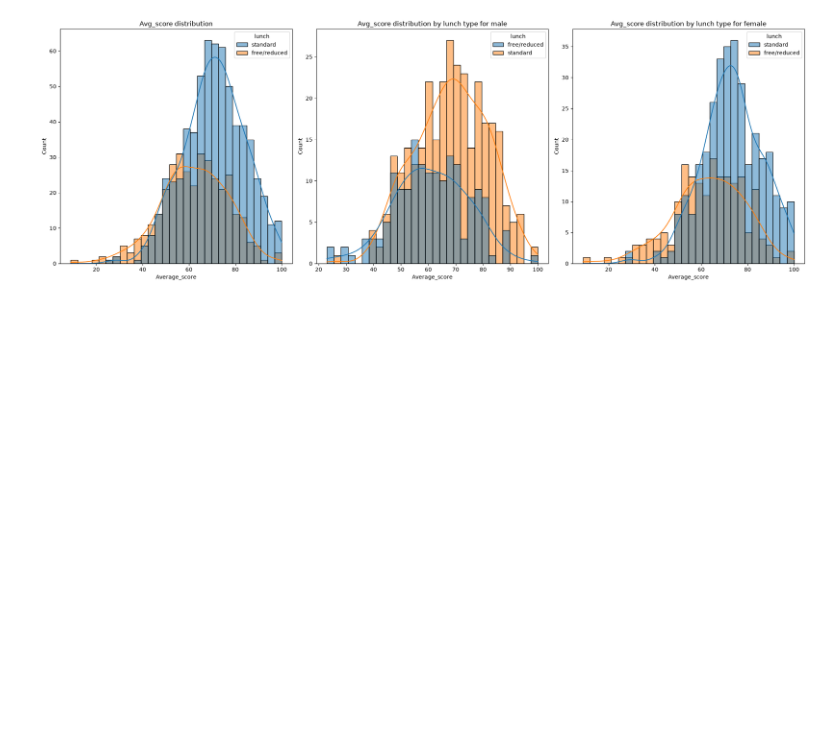
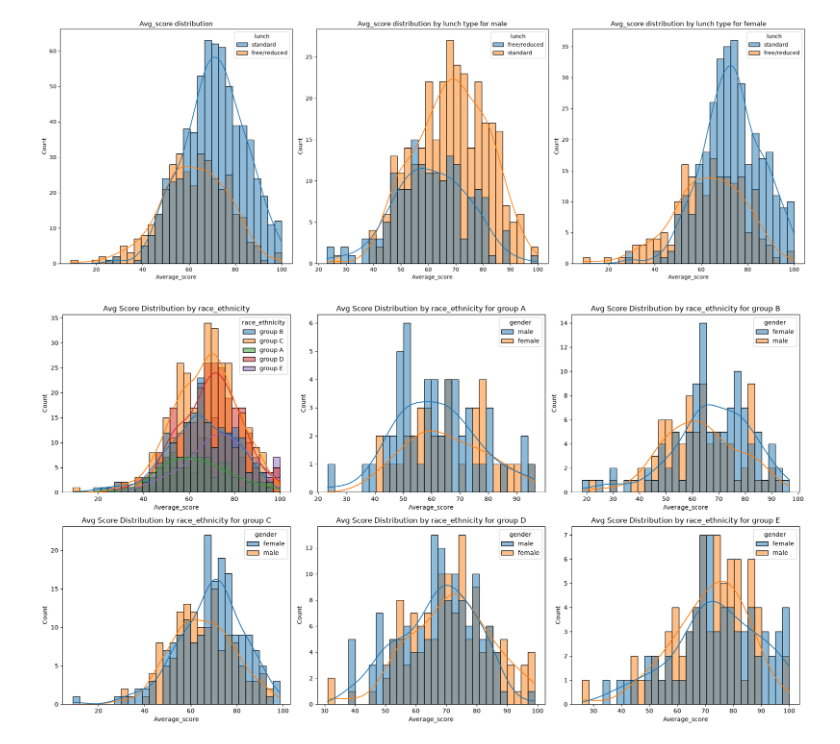
Before and after one commit to Adarshmaddheshiya/student-performance-, a Jupyter notebook: data_analysis/EDA_students.ipynb, the cells around one changed output. Saved outputs shown, nothing was run; the diff lists cells and outputs as text; code cells hidden in the pictures; blank space fills up the shorter version.

```diff
--- a/data_analysis/EDA_students.ipynb
+++ b/data_analysis/EDA_students.ipynb
@@ -257,3 +257,34 @@ plt.tight_layout()
 plt.show()
 # %% [output]
 [figure]
+# %%
+plt.subplots(2,3,figsize=(18,10))
+
+plt.subplot(231)
+sns.histplot(data=df,x='Average_score',kde=True,bins=30,color='green',hue='race_ethnicity')
+plt.title("Avg Score Distribution by race_ethnicity")
+
+plt.subplot(232)
+sns.histplot(data=df[df['race_ethnicity']=='group A'],x='Average_score',kde=True,bins=30,color='green',hue='gender')
+plt.title("Avg Score Distribution by race_ethnicity for group A")
+
+plt.subplot(233)
+sns.histplot(data=df[df['race_ethnicity']=='group B'],x='Average_score',kde=True,bins=30,color='green',hue='gender')
+plt.title("Avg Score Distribution by race_ethnicity for group B")
+
+plt.subplot(234)
+sns.histplot(data=df[df['race_ethnicity']=='group C'],x='Average_score',kde=True,bins=30,color='green',hue='gender')
+plt.title("Avg Score Distribution by race_ethnicity for group C")
+
+plt.subplot(235)
+sns.histplot(data=df[df['race_ethnicity']=='group D'],x='Average_score',kde=True,bins=30,color='green',hue='gender')
+plt.title("Avg Score Distribution by race_ethnicity for group D")
+
+plt.subplot(236)
+sns.histplot(data=df[df['race_ethnicity']=='group E'],x='Average_score',kde=True,bins=30,color='green',hue='gender')
+plt.title("Avg Score Distribution by race_ethnicity for group E")
+
+plt.tight_layout()
+plt.show()
+# %% [output]
+[figure, added]
```
Also changed, not shown: parts of 15 cells of this notebook, 9 other files.
